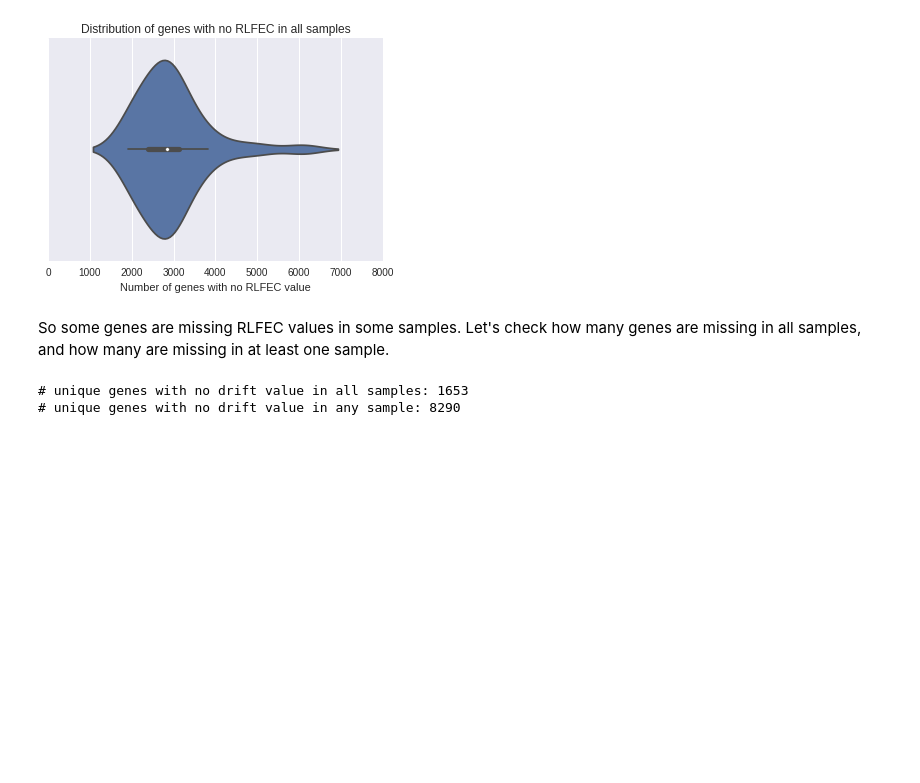
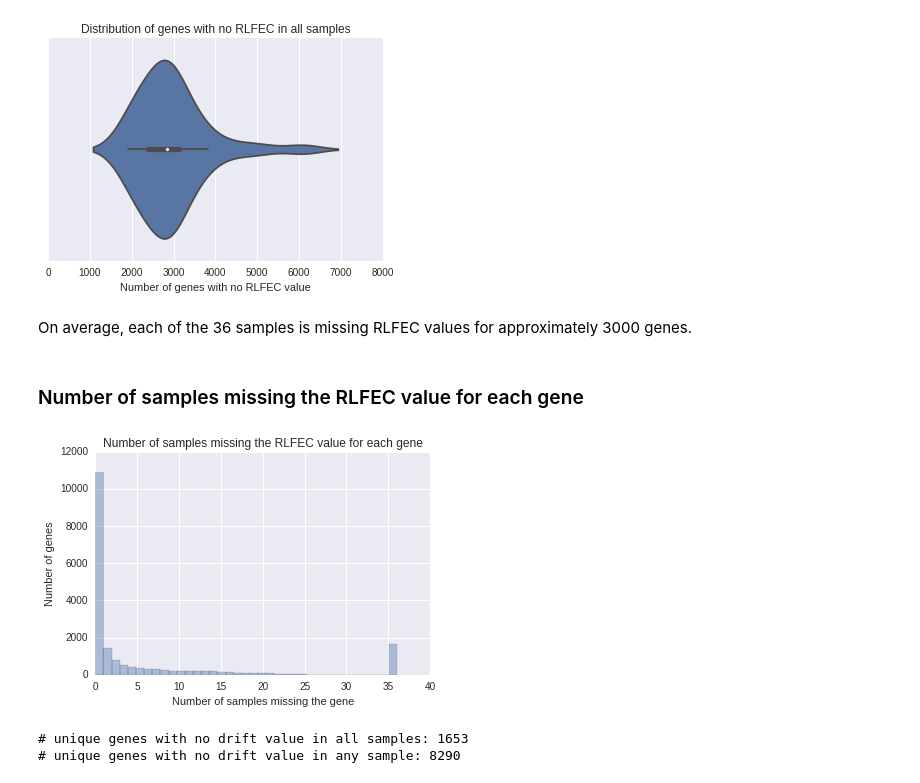
Before and after one commit to veleritas/ageing, a Jupyter notebook: data/PMID26623667/clean_annotated_data.ipynb, the cells around one changed output. Drawn from its saved outputs; the diff is of its cells as text; code cells hidden in the pictures; blank space fills up the shorter version.

```diff
--- a/data/PMID26623667/clean_annotated_data.ipynb
+++ b/data/PMID26623667/clean_annotated_data.ipynb
@@ -47,10 +47,8 @@ data = data.drop("v1", axis = 1)
 ## Rename the values in the `drug` column
 
 We will rename `h2o` and `mia` to the more informative `water` and `mianserin` in the `drug` column.
-# %%
-data.loc[:, "drug"] = data.loc[:, "drug"].map(
-    lambda v: "water" if v == "h2o" else "mianserin"
-)
+# %%
+data = data.replace({"drug": {"h2o": "water", "mia": "mianserin"}})
 # %%
 data["drug"].value_counts()
 # %% [output]
@@ -108,8 +110,22 @@ ax.set_title("Distribution of genes with no RLFEC in all samples")
 ax.set_xlabel("Number of genes with no RLFEC value");
 # %% [output]
 [figure]
-# %% [markdown]
-So some genes are missing RLFEC values in some samples. Let's check how many genes are missing in all samples, and how many are missing in at least one sample.
+# %% [markdown]
+On average, each of the 36 samples is missing RLFEC values for approximately 3000 genes.
+# %% [markdown]
+### Number of samples missing the RLFEC value for each gene
+# %%
+ax = (data
+    .groupby("seqname")
+    .apply(lambda df: df["RLFEC"].isnull().sum())
+    .pipe(sns.distplot, kde = False, bins = 37)
+)
+
+ax.set_title("Number of samples missing the RLFEC value for each gene")
+ax.set_xlabel("Number of samples missing the gene")
+ax.set_ylabel("Number of genes");
+# %% [output]
+[figure, added]
 # %%
 missing_genes = {
     info: set(df[df["RLFEC"].isnull()]["seqname"])
```
Also changed, not shown: parts of 3 cells of this notebook.
